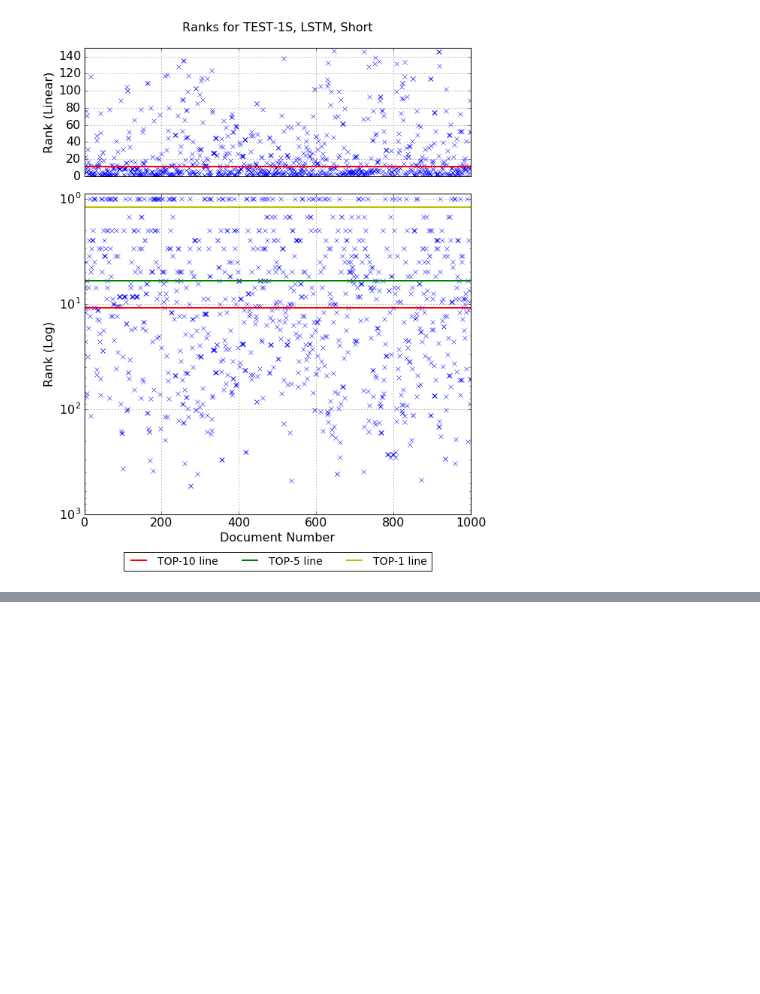
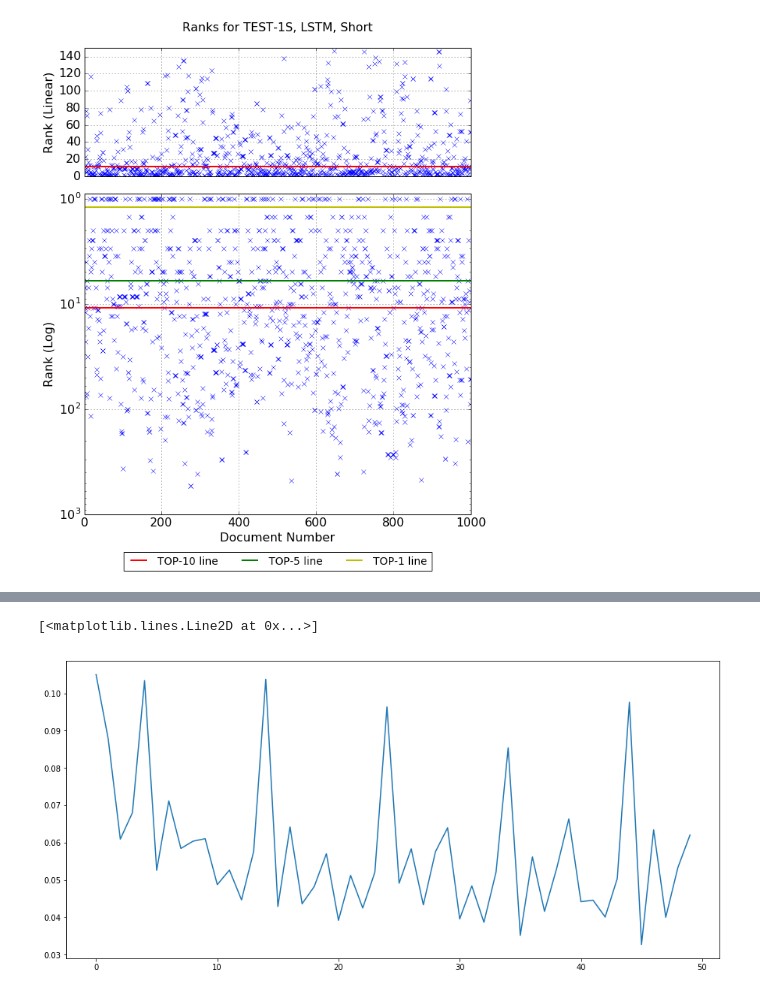
Before and after one commit to zenoWZH/textsimiliarity, a Jupyter notebook: 2017-7-31 实验数据收集：短文章lstm.ipynb, the cells around one changed output, grey strips where cells are left out. Saved outputs shown, nothing was run; the diff lists cells and outputs as text; code cells hidden in the pictures; blank space fills up the shorter version.

```diff
--- a/2017-7-31 实验数据收集：短文章lstm.ipynb
+++ b/2017-7-31 实验数据收集：短文章lstm.ipynb
@@ -932,0 +1566,5 @@ plt.show()
+# %%
+plt.plot(test_loss)
+# %% [output]
+[<matplotlib.lines.Line2D at 0x...>]
+[figure, added]
```
Also changed, not shown: parts of 31 cells of this notebook, 9 other files.
